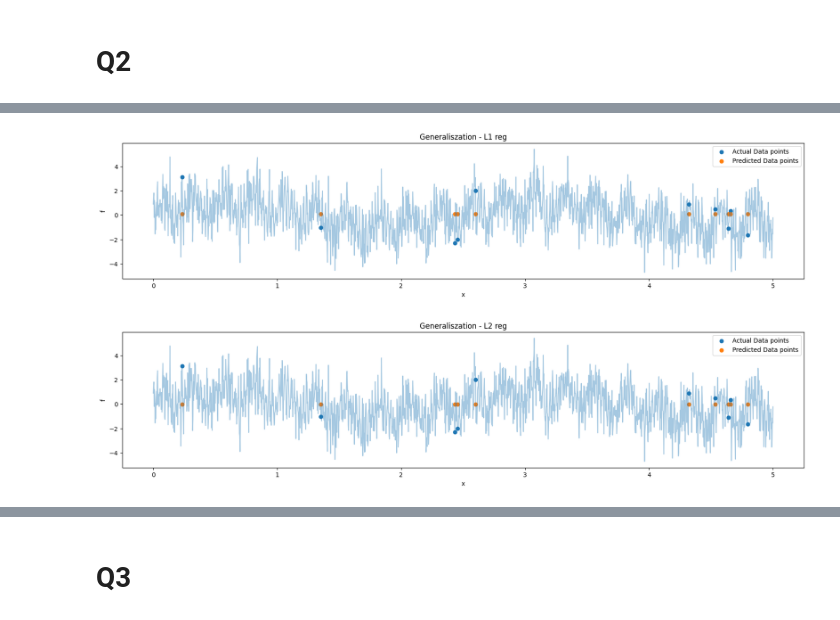
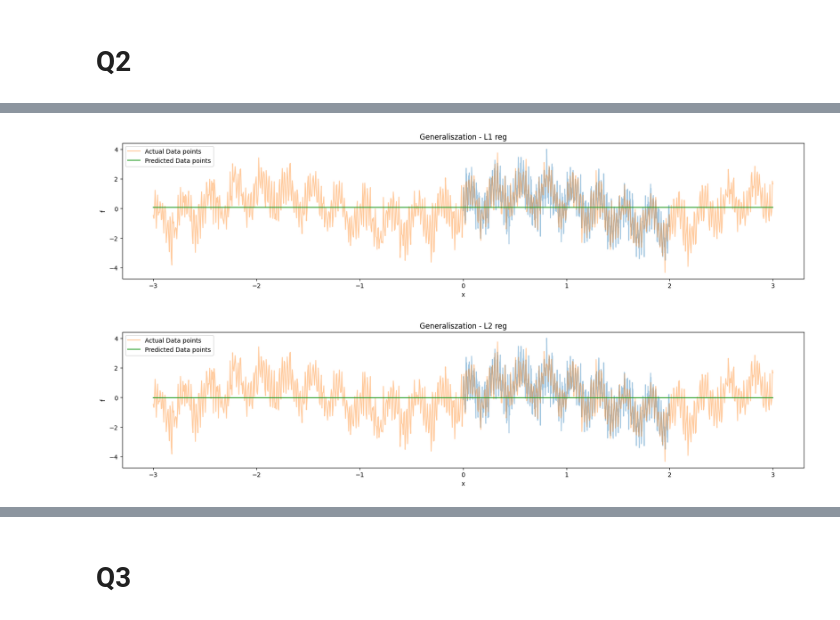
Before and after one commit to Mafaz03/Deep-Learning-in-Mechanics, a Jupyter notebook: midsem.ipynb, the cells around one changed output, grey strips where cells are left out. Cells and saved outputs as stored; diff of their text form; code cells hidden in the pictures.

```diff
--- a/midsem.ipynb
+++ b/midsem.ipynb
@@ -171,7 +171,7 @@ def train_model(model, train_dataloader, test_dataloader, optimizer, loss_fn, ep
         plt.title(plot_title)
 
 
-    return logs
+    return logs, model
 # %% [markdown]
 # Q1
 # %%
@@ -194,17 +194,17 @@ no_reg_logs = train_model(
 # %%
 loss_fn = torch.nn.MSELoss()
-l1_model = Model(width = 10, depth = 5)
+l1_model = Model(width = 256, depth = 10)
 adam = torch.optim.Adam(l1_model.parameters(), lr=lr)
 
-l1_logs = train_model(
+l1_logs, l1_model = train_model(
     l1_model,
     train_dataloader,
     test_dataloader,
     adam,
     loss_fn,
-    epochs=50,
+    epochs=2000,
     plot = True,
     plot_title = "L1 reg",
-    l1_lambda = 1e-3
+    l1_lambda = 1e-4
 )
 # %% [output]
@@ -271,6 +269,12 @@ y_l = []
 for x, y in data:
     x_l.append(x.item())
     y_l.append(y.item())
+
+x_l = torch.tensor(x_l)
+y_l = torch.tensor(y_l)
+# %%
+x_shifted = torch.linspace(-3, 3, 1000)
+y_shifted = fn(w, x_shifted, noise = True)
 # %%
 plt.figure(figsize=(20,4))
 plt.plot(x_l, y_l, alpha = 0.4)
@@ -291,37 +293,35 @@ plt.show()
 # %%
 plt.figure(figsize=(20,4))
 plt.plot(x_l, y_l, alpha = 0.4)
 plt.xlabel("x")
 plt.ylabel("f")
 
-x_gen, y_gen = next(iter(test_dataloader))
-y_pred = l1_model(x_gen)
+y_pred = l1_model(x_shifted.unsqueeze(-1))
 
-plt.scatter(x_gen, y_gen, alpha = 1, label = "Actual Data points")
-plt.scatter(x_gen, y_pred.detach().numpy(), alpha = 1, label = "Predicted Data points")
+plt.plot(x_shifted, y_shifted, alpha = 0.4, label = "Actual Data points")
+plt.plot(x_shifted, y_pred.detach().numpy(), alpha = 1, label = "Predicted Data points")
 
 plt.legend()
 plt.title(f"Generaliszation - L1 reg")
 plt.show()
 # %% [output]
-[figure, old version]
+[figure, new version]
 # %%
 plt.figure(figsize=(20,4))
 plt.plot(x_l, y_l, alpha = 0.4)
 plt.xlabel("x")
 plt.ylabel("f")
 
-x_gen, y_gen = next(iter(test_dataloader))
-y_pred = l2_model(x_gen)
+y_pred = l2_model(x_shifted.unsqueeze(-1))
 
-plt.scatter(x_gen, y_gen, alpha = 1, label = "Actual Data points")
-plt.scatter(x_gen, y_pred.detach().numpy(), alpha = 1, label = "Predicted Data points")
+plt.plot(x_shifted, y_shifted, alpha = 0.4, label = "Actual Data points")
+plt.plot(x_shifted, y_pred.detach().numpy(), alpha = 1, label = "Predicted Data points")
 
 plt.legend()
 plt.title(f"Generaliszation - L2 reg")
 plt.show()
 # %% [output]
-[figure, old version]
+[figure, new version]
 # %%
 data_size = [10, 100, 500, 1000, 2000, 5000, 10_000]
 for d in data_size:
```
Also changed, not shown: parts of 16 cells of this notebook, 3 other files.
